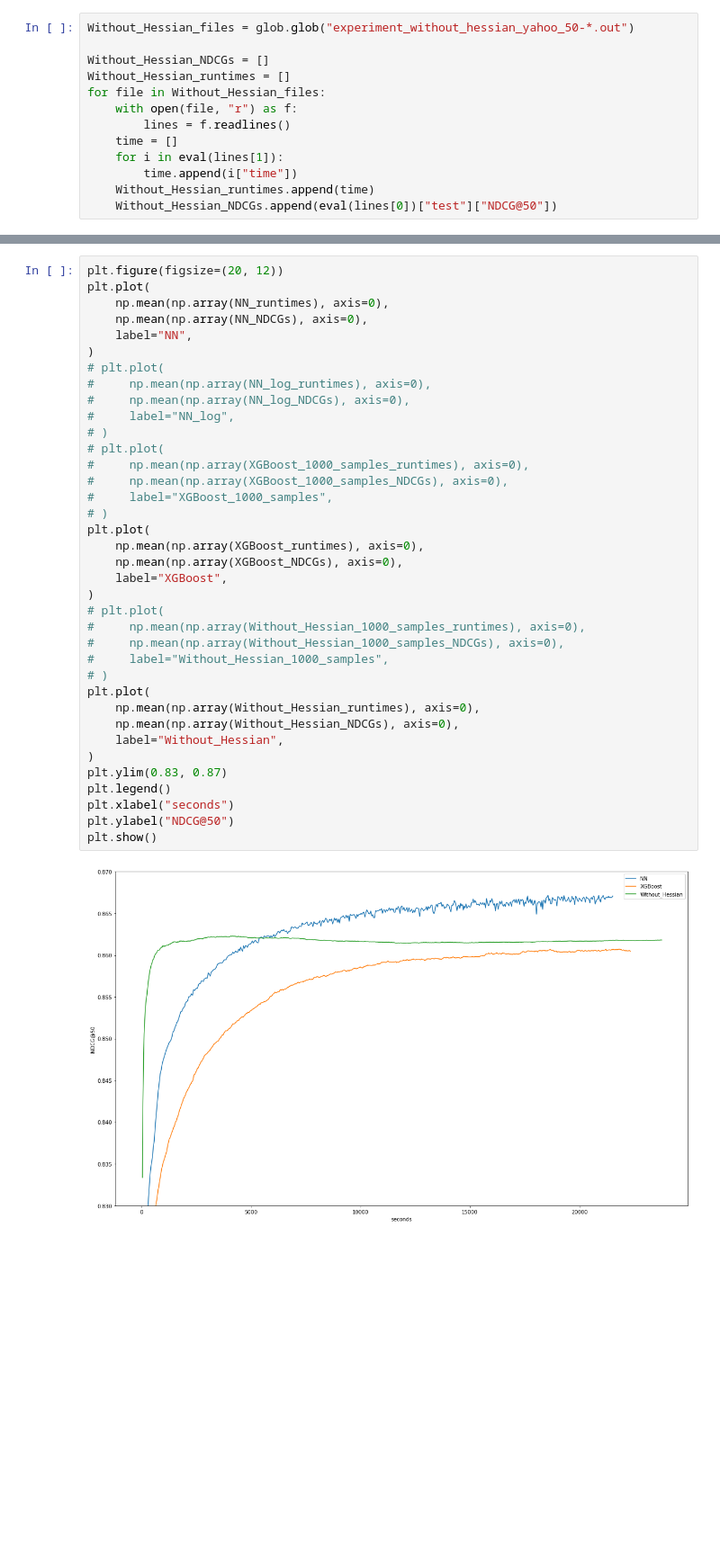
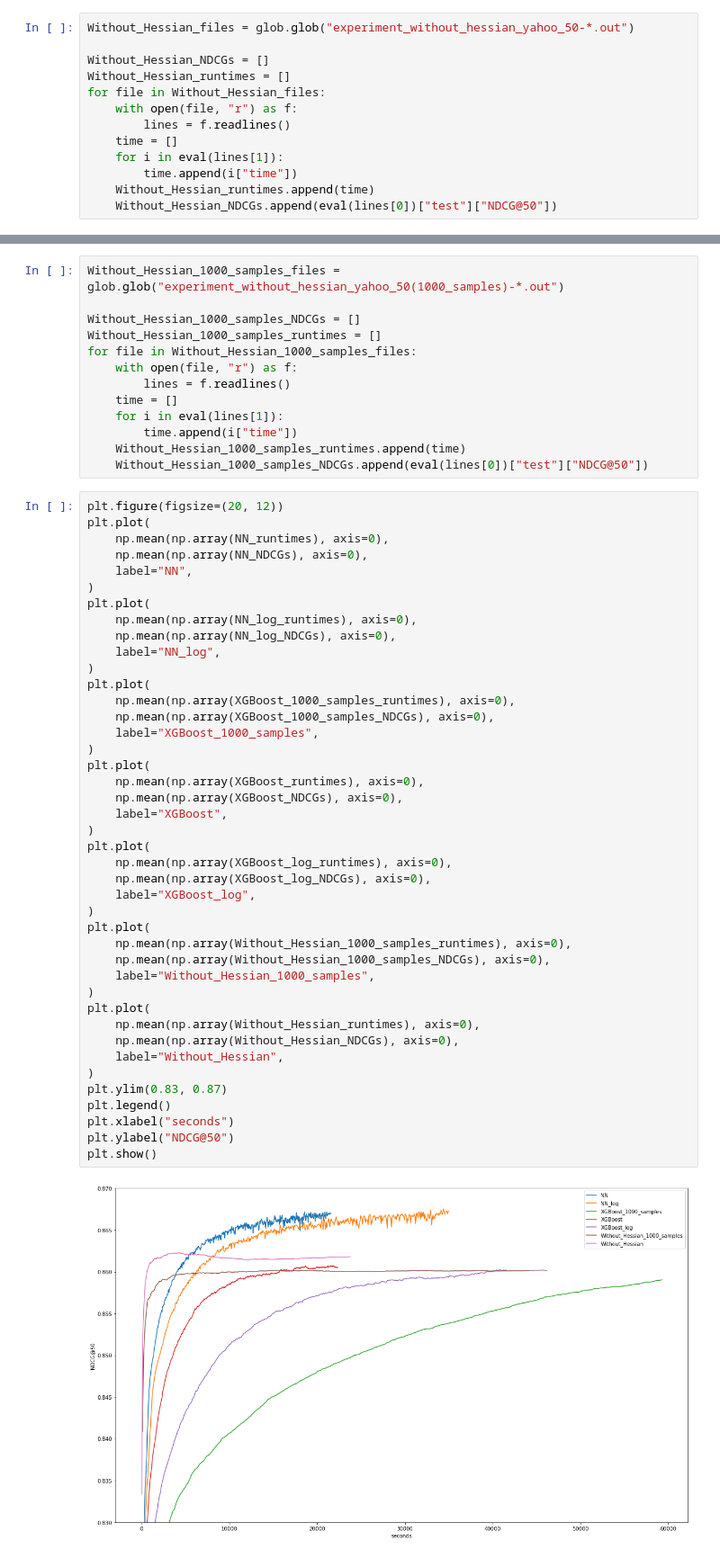
Before and after one commit to jkang98/plrank-short-paper, a Jupyter notebook: experiments/yahoo/K=50/plot_K_50_yahoo.ipynb, the cells around one changed output, grey strips where cells are left out. Shown at 90% size. Saved outputs shown, nothing was run; the diff lists cells and outputs as text; blank space fills up the shorter version.

```diff
--- a/experiments/yahoo/K=50/plot_K_50_yahoo.ipynb
+++ b/experiments/yahoo/K=50/plot_K_50_yahoo.ipynb
@@ -92,42 +92,60 @@ for file in Without_Hessian_1000_samples_files:
+# %%
+Without_Hessian_1000_samples_files = glob.glob("experiment_without_hessian_yahoo_50(1000_samples)-*.out")
+
+Without_Hessian_1000_samples_NDCGs = []
+Without_Hessian_1000_samples_runtimes = []
+for file in Without_Hessian_1000_samples_files:
+    with open(file, "r") as f:
+        lines = f.readlines()
+    time = []
+    for i in eval(lines[1]):
+        time.append(i["time"])
+    Without_Hessian_1000_samples_runtimes.append(time)
+    Without_Hessian_1000_samples_NDCGs.append(eval(lines[0])["test"]["NDCG@50"])
 # %%
 plt.figure(figsize=(20, 12))
 plt.plot(
     np.mean(np.array(NN_runtimes), axis=0),
     np.mean(np.array(NN_NDCGs), axis=0),
     label="NN",
 )
-# plt.plot(
-#     np.mean(np.array(NN_log_runtimes), axis=0),
-#     np.mean(np.array(NN_log_NDCGs), axis=0),
-#     label="NN_log",
-# )
-# plt.plot(
-#     np.mean(np.array(XGBoost_1000_samples_runtimes), axis=0),
-#     np.mean(np.array(XGBoost_1000_samples_NDCGs), axis=0),
-#     label="XGBoost_1000_samples",
-# )
+plt.plot(
+    np.mean(np.array(NN_log_runtimes), axis=0),
+    np.mean(np.array(NN_log_NDCGs), axis=0),
+    label="NN_log",
+)
+plt.plot(
+    np.mean(np.array(XGBoost_1000_samples_runtimes), axis=0),
+    np.mean(np.array(XGBoost_1000_samples_NDCGs), axis=0),
+    label="XGBoost_1000_samples",
+)
 plt.plot(
     np.mean(np.array(XGBoost_runtimes), axis=0),
     np.mean(np.array(XGBoost_NDCGs), axis=0),
     label="XGBoost",
 )
-# plt.plot(
-#     np.mean(np.array(Without_Hessian_1000_samples_runtimes), axis=0),
-#     np.mean(np.array(Without_Hessian_1000_samples_NDCGs), axis=0),
-#     label="Without_Hessian_1000_samples",
-# )
+plt.plot(
+    np.mean(np.array(XGBoost_log_runtimes), axis=0),
+    np.mean(np.array(XGBoost_log_NDCGs), axis=0),
+    label="XGBoost_log",
+)
+plt.plot(
+    np.mean(np.array(Without_Hessian_1000_samples_runtimes), axis=0),
+    np.mean(np.array(Without_Hessian_1000_samples_NDCGs), axis=0),
+    label="Without_Hessian_1000_samples",
+)
 plt.plot(
     np.mean(np.array(Without_Hessian_runtimes), axis=0),
     np.mean(np.array(Without_Hessian_NDCGs), axis=0),
     label="Without_Hessian",
 )
 plt.ylim(0.83, 0.87)
 plt.legend()
 plt.xlabel("seconds")
 plt.ylabel("NDCG@50")
 plt.show()
 # %% [output]
-[figure, old version]
+[figure, new version]
 # %%
 plt.figure(figsize=(20, 12))
 plt.plot(
```
Also changed, not shown: parts of 7 cells of this notebook.
